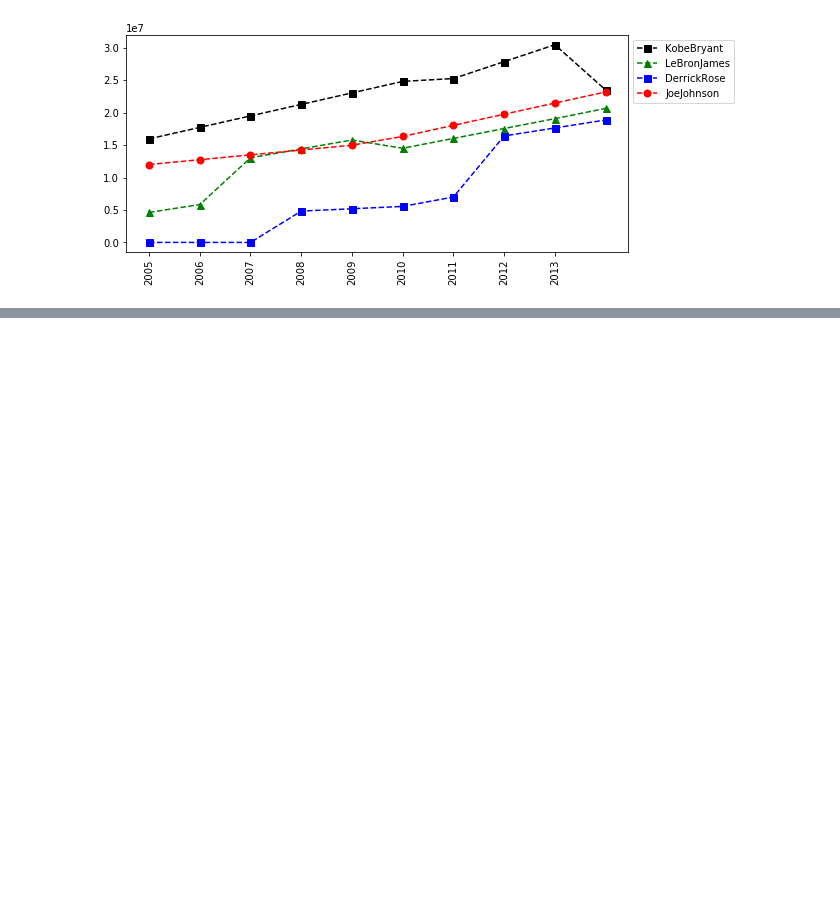
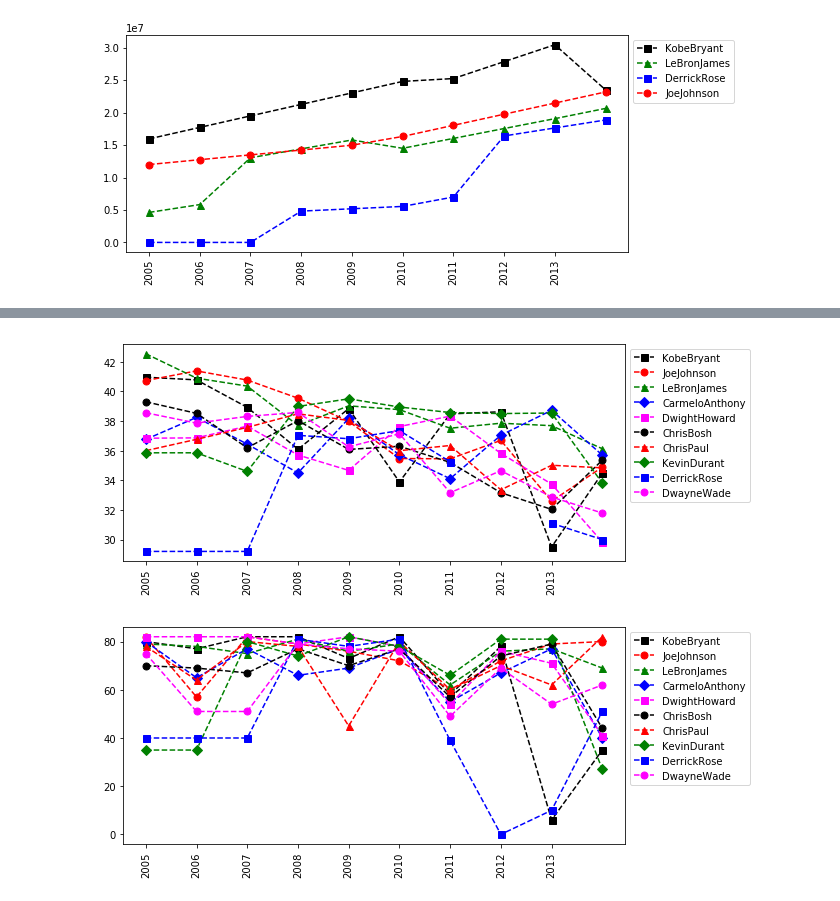
Before and after one commit to 13204942/PythonNotebook, a Jupyter notebook: Python Visualization.ipynb, the cells around one changed output, grey strips where cells are left out. Drawn from its saved outputs; the diff is of its cells as text; code cells hidden in the pictures; blank space fills up the shorter version.

```diff
--- a/Python Visualization.ipynb
+++ b/Python Visualization.ipynb
@@ -311,0 +330,7 @@ myplot(Salary, ["KobeBryant","LeBronJames","DerrickRose","JoeJohnson"])
+# %%
+#Interesting Observation
+myplot(MinutesPlayed / Games)
+myplot(Games)
+# %% [output]
+[figure, added]
+[figure, added]
```
Also changed, not shown: parts of 5 cells of this notebook, 1 other file.
